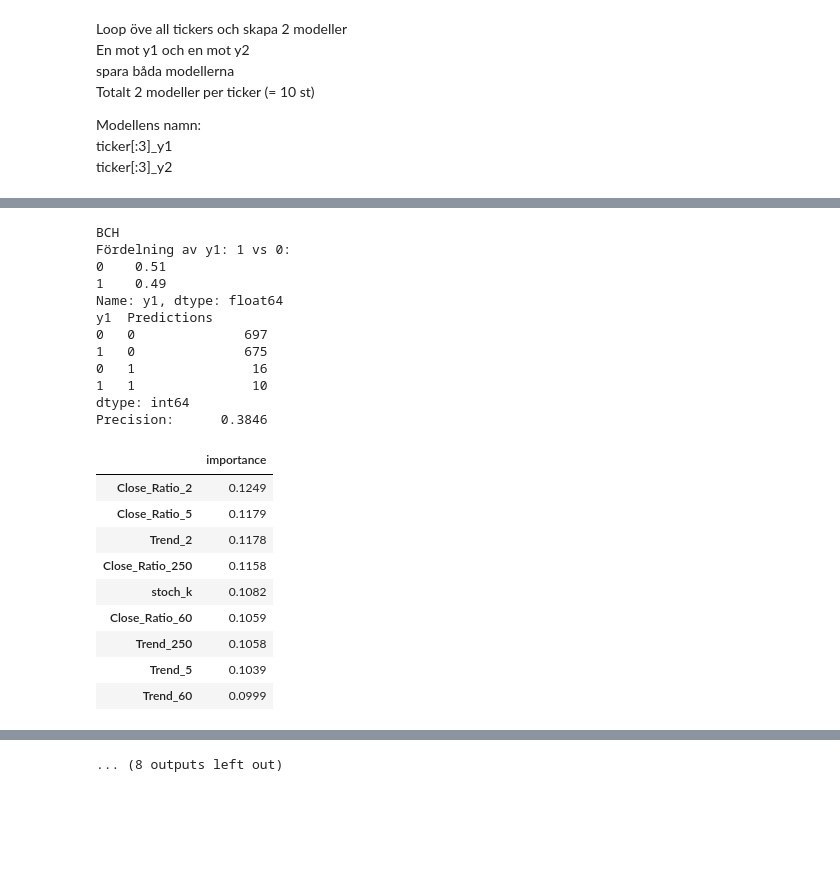
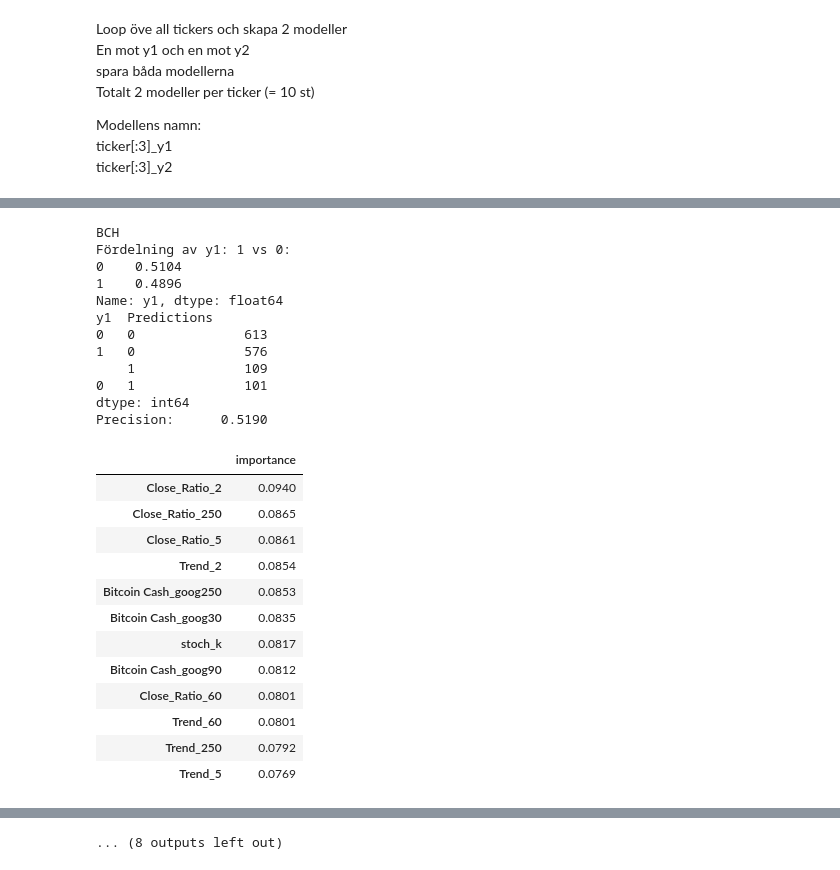
Before and after one commit to carokanns/Krypto, a Jupyter notebook: new_skapa_modeller.ipynb, the cells around one changed output, grey strips where cells are left out. Drawn from its saved outputs; the diff is of its cells as text; code cells hidden in the pictures; blank space fills up the shorter version.

Commit message:
Nu en fungerande app med google trends

```diff
--- a/new_skapa_modeller.ipynb
+++ b/new_skapa_modeller.ipynb
@@ -16,6 +16,9 @@ from sklearn.pipeline import make_pipeline
 from sklearn.impute import SimpleImputer
 plt.style.use('fivethirtyeight')
 pd.set_option('display.width',200)
+# %%
+tickers = ['BTC-USD','ETH-USD','BCH-USD','ZRX-USD','XRP-USD']
+ticker_names = ['Bitcoin','Ethereum','Bitcoin Cash','0X','Ripple']
 # %%
 # fill up a dataframe with all dates from 2015 up to today
 def get_all_dates():
@@ -150,0 +32,18 @@ display((df_trend.fillna(method='ffill').rolling(250).mean()).tail(60))
+# %%
+# get google trends data
+from pytrends.request import TrendReq
+
+pytrends = TrendReq(hl='en-US', tz=360)
+df_trend = get_all_dates()
+for ticker_name in ticker_names:
+    pytrends.build_payload(kw_list=[ticker_name],cat=7, timeframe='all', gprop='news')
+    df_temp = pytrends.interest_over_time()
+    # df_temp = df_temp.drop(columns=['isPartial'])
+    df_temp.plot()
+    df_trend = df_trend.merge(df_temp, how='left', left_index=True, right_index=True)
+    df_trend[ticker_name] = df_trend[ticker_name].fillna(method='ffill')/30
+    df_trend[ticker_name+'_30'] = df_trend[ticker_name].rolling(30, 1).mean()
+    df_trend[ticker_name+'_90'] = df_trend[ticker_name].rolling(90, 1).mean()
+    df_trend[ticker_name+'_250'] = df_trend[ticker_name].rolling(250, 1).mean()
+
+df_trend = df_trend[ticker_names + [ticker_name+'_30' for ticker_name in ticker_names] + [ticker_name+'_90' for ticker_name in ticker_names] + [ticker_name+'_250' for ticker_name in ticker_names]]
@@ -353,19 +286,37 @@ Modellens namn:
     ticker[:3]_y1
     ticker[:3]_y2
 # %%
-for ticker in tickers:
+def add_google_trends(df_, df_trend, ticker, new_predictors):
+    df = df_.copy()
+
+    lookup = {'BTC-USD': 'Bitcoin', 'ETH-USD': 'Ethereum', 'BCH-USD': 'Bitcoin Cash', 'XRP-USD': 'Ripple', 'ZRX-USD': '0X'}
+    ticker_namn = lookup[ticker]
+
+    df[ticker_namn + '_goog30'] = df_trend[ticker_namn + '_30']
+    new_predictors.append(ticker_namn + '_goog30')
+    df[ticker_namn + '_goog90'] = df_trend[ticker_namn + '_90']
+    new_predictors.append(ticker_namn + '_goog90')
+    df[ticker_namn + '_goog250'] = df_trend[ticker_namn + '_250']
+    new_predictors.append(ticker_namn + '_goog250')
+
+    return df, new_predictors
+
+for enum, ticker in enumerate(tickers):
     namn = ticker[:3]
     print(namn)
     df, new_predictors = new_features(df_org, ticker, 'y1')
-    predictions_xgb = backtest(df, 'y1', xgb, new_predictors, proba_val= 0.6, step=30)
+    df, new_predictors = add_google_trends(df, df_trend, ticker, new_predictors)
+    predictions_xgb = backtest(df, 'y1', xgb, new_predictors, proba_val= 0.55, step=30)
     xgb_try = print_results(predictions_xgb,'y1')
     display(pd.DataFrame(xgb.feature_importances_,columns=['importance'], index=new_predictors).sort_values(by='importance', ascending=False))
+
     xgb.fit(df[new_predictors], df['y1'])
     # pickle dump model
     pickle.dump(xgb, open(f'{namn}_y1.pkl', 'wb'))
 
     df, new_predictors = new_features(df_org, ticker, 'y2')
-    predictions_xgb = backtest(df, 'y2', xgb, new_predictors, proba_val= 0.6, step=30)
+    df, new_predictors = add_google_trends(df, df_trend, ticker, new_predictors)
+    predictions_xgb = backtest(df, 'y2', xgb, new_predictors, proba_val=0.55, step=30)
     xgb_try = print_results(predictions_xgb,'y2')
     display(pd.DataFrame(xgb.feature_importances_,columns=['importance'], index=new_predictors).sort_values(by='importance', ascending=False))
     xgb.fit(df[new_predictors], df['y2'])
@@ -461,23 +424,26 @@ Precision:      0.7538
 BCH
 Fördelning av y1: 1 vs 0:
-0    0.51
-1    0.49
+0    0.5104
+1    0.4896
 Name: y1, dtype: float64
 y1  Predictions
-0   0              697
-1   0              675
-0   1               16
-1   1               10
+0   0              613
+1   0              576
+    1              109
+0   1              101
 dtype: int64
-Precision:      0.3846
+Precision:      0.5190
 |  | importance |
-| Close_Ratio_2 | 0.1249 |
-| Close_Ratio_5 | 0.1179 |
-| Trend_2 | 0.1178 |
-| Close_Ratio_250 | 0.1158 |
-| stoch_k | 0.1082 |
-| Close_Ratio_60 | 0.1059 |
-| Trend_250 | 0.1058 |
-| Trend_5 | 0.1039 |
-| Trend_60 | 0.0999 |
+| Close_Ratio_2 | 0.0940 |
+| Close_Ratio_250 | 0.0865 |
+| Close_Ratio_5 | 0.0861 |
+| Trend_2 | 0.0854 |
+| Bitcoin Cash_goog250 | 0.0853 |
+| Bitcoin Cash_goog30 | 0.0835 |
+| stoch_k | 0.0817 |
+| Bitcoin Cash_goog90 | 0.0812 |
+| Close_Ratio_60 | 0.0801 |
+| Trend_60 | 0.0801 |
+| Trend_250 | 0.0792 |
+| Trend_5 | 0.0769 |
 Fördelning av y2: 1 vs 0:
```
Also changed, not shown: parts of 14 cells of this notebook, 12 other files.
